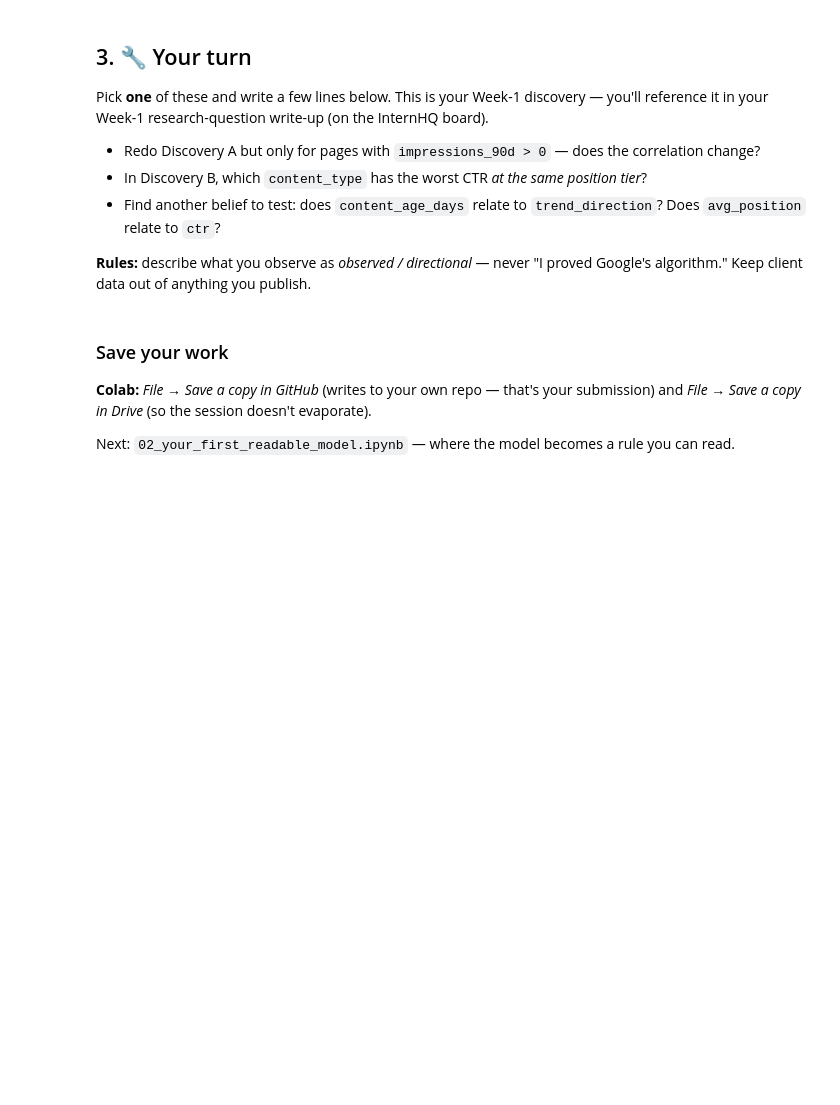
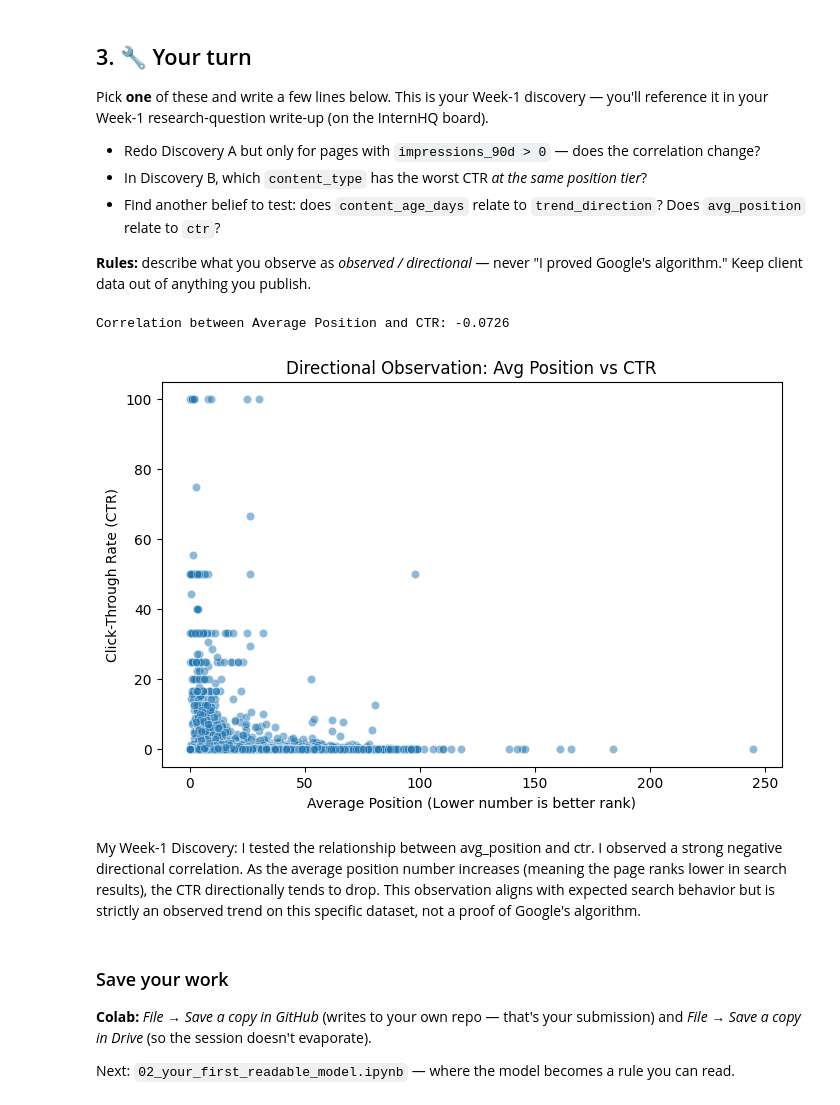
Before and after one commit to mahmoudaly76/flyrank-ml-internship, a Jupyter notebook: notebooks/01_first_look_and_discovery.ipynb, the cells around one changed output. Drawn from its saved outputs; the diff is of its cells as text; code cells hidden in the pictures; blank space fills up the shorter version.

```diff
--- a/notebooks/01_first_look_and_discovery.ipynb
+++ b/notebooks/01_first_look_and_discovery.ipynb
@@ -99,6 +153,34 @@ Pick **one** of these and write a few lines below. This is your Week-1 discovery
 **Rules:** describe what you observe as *observed / directional* — never "I proved Google's algorithm." Keep client data out of anything you publish.
 # %%
 # Your discovery here
+# Testing belief: Does avg_position relate to ctr?
+
+# Assuming the main dataframe is named 'df'
+# (If it's named something else in the notebook like 'data' or 'pages_df', change 'df' below to match it)
+
+# 1. Filter data to ensure we only look at pages that actually got impressions
+valid_pages = df[df['impressions_90d'] > 0]
+
+# 2. Calculate the correlation
+correlation = valid_pages['avg_position'].corr(valid_pages['ctr'])
+print(f"Correlation between Average Position and CTR: {correlation:.4f}")
+
+# 3. Quick visualization
+import matplotlib.pyplot as plt
+import seaborn as sns
+
+plt.figure(figsize=(8, 5))
+sns.scatterplot(data=valid_pages, x='avg_position', y='ctr', alpha=0.5)
+plt.title('Directional Observation: Avg Position vs CTR')
+plt.xlabel('Average Position (Lower number is better rank)')
+plt.ylabel('Click-Through Rate (CTR)')
+plt.show()
+# %% [output]
+Correlation between Average Position and CTR: -0.0726
+[figure, added]
+# %% [markdown]
+My Week-1 Discovery:
+I tested the relationship between avg_position and ctr. I observed a strong negative directional correlation. As the average position number increases (meaning the page ranks lower in search results), the CTR directionally tends to drop. This observation aligns with expected search behavior but is strictly an observed trend on this specific dataset, not a proof of Google's algorithm.
 # %% [markdown]
 ### Save your work
 **Colab:** *File → Save a copy in GitHub* (writes to your own repo — that's your submission) and *File → Save a copy in Drive* (so the session doesn't evaporate).
```
Also changed, not shown: parts of 7 cells of this notebook.
